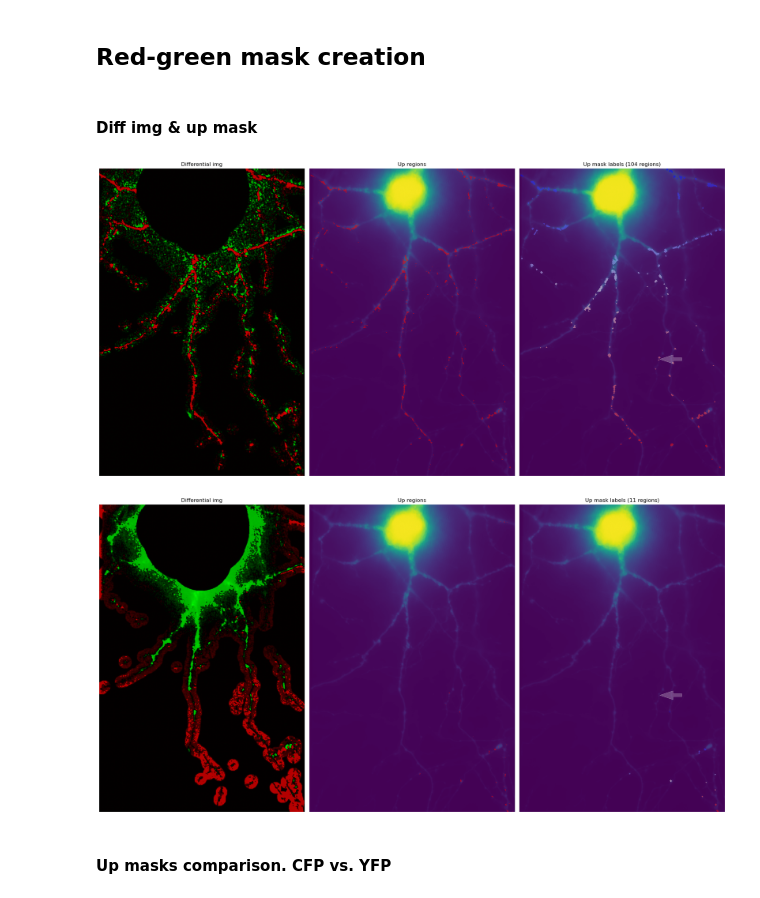
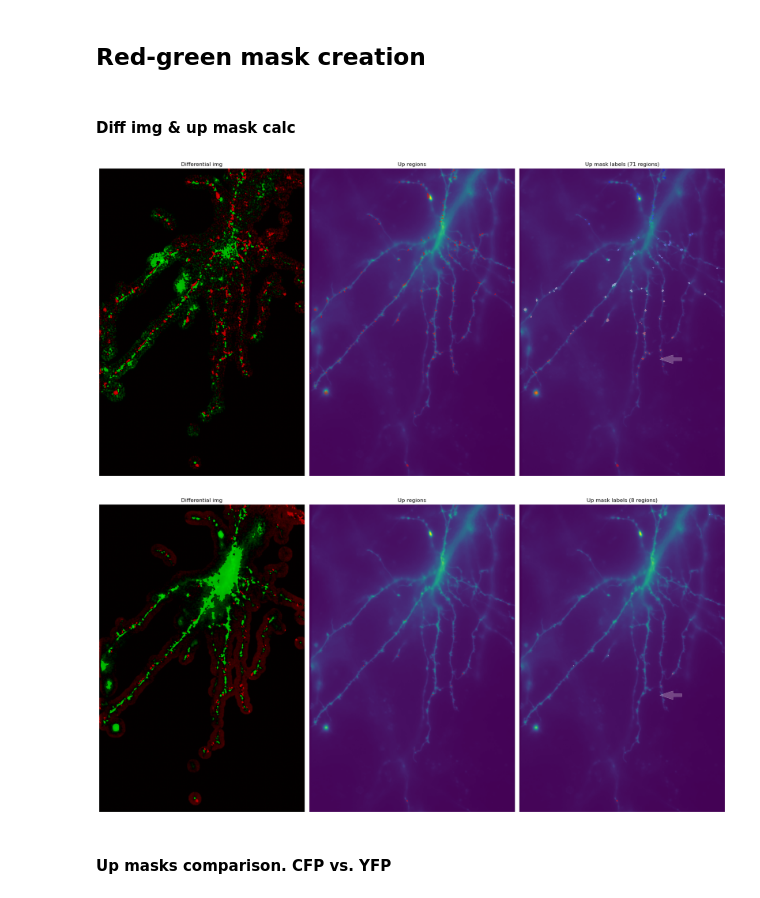
Before and after one commit to wisstock/LTData, a Jupyter notebook: cfp_yfp.ipynb, the cells around one changed output. Drawn from its saved outputs; the diff is of its cells as text; code cells hidden in the pictures.

```diff
--- a/cfp_yfp.ipynb
+++ b/cfp_yfp.ipynb
@@ -109,7 +110,7 @@ def plot_linearmap(cdict):
 # %% [markdown]
 #### Channels define
 # %%
-img_raw = io.imread('03.tif')
+img_raw = io.imread('04.tif')
 print(img_raw.shape)
 
 img_cfp_raw = img_raw[:,:,:,0]
@@ -313,10 +314,9 @@ base_frames = 5
 app_frame = 7
 app_shift = 5
 # %% [markdown]
-#### Diff img & up mask
+#### Diff img & up mask calc
 # %%
 def up_mask_calc(input_img_series, ctrl_img, base_frames=5, app_start=7, app_win=5):
-
     ref_img_series = filters.gaussian(input_img_series, sigma=1.25, channel_axis=0)
 
     img_base = np.mean(ref_img_series[:base_frames], axis=0)
@@ -332,36 +332,37 @@ def up_mask_calc(input_img_series, ctrl_img, base_frames=5, app_start=7, app_win
     up_mask_filt = morphology.dilation(up_mask_filt, footprint=morphology.disk(1))
     up_label = measure.label(up_mask_filt)
 
 
     plt.figure(figsize=(20,20))
     ax0 = plt.subplot(131)
     ax0.set_title('Differential img')
     ax0.imshow(img_diff, cmap=cmap_red_green, vmax=1, vmin=-1)
     ax0.axis('off')
 
     ax1 = plt.subplot(132)
     ax1.set_title('Up regions')
     ax1.imshow(img_yfp_ctrl)
     ax1.imshow(ma.masked_where(~up_mask, up_mask), alpha=0.5, cmap=cmap_red)
     ax1.axis('off')
 
     ax2 = plt.subplot(133)
     ax2.set_title(f'Up mask labels ({up_label.max()} regions)')
     ax2.imshow(ctrl_img)
     ax2.imshow(ma.masked_where(~up_mask_filt, up_label), alpha=0.5, cmap='bwr')
     ax2.arrow(550,645,-30,0,width=10, alpha=0.25, color='white')
     ax2.axis('off')
 
     plt.tight_layout()
     plt.show()
 
-    return up_mask_filt, up_label, img_diffcfp_prof_dict = label_prof_calc(yfp_up_label, img_cfp_masked, yfp_dist_img)
+    return up_mask_filt, up_label, img_diff
+
 
 cfp_up_mask, cfp_up_label, cfp_diff_img = up_mask_calc(img_cfp_masked, img_cfp_ctrl)
 yfp_up_mask, yfp_up_label, yfp_diff_img = up_mask_calc(img_yfp_masked, img_yfp_ctrl)
 # %% [output]
-[figure, old version]
+[figure, new version]
-[figure, old version]
+[figure, new version]
 # %% [markdown]
 #### Up masks comparison. CFP vs. YFP
 # %%
```
Also changed, not shown: parts of 10 cells of this notebook.
